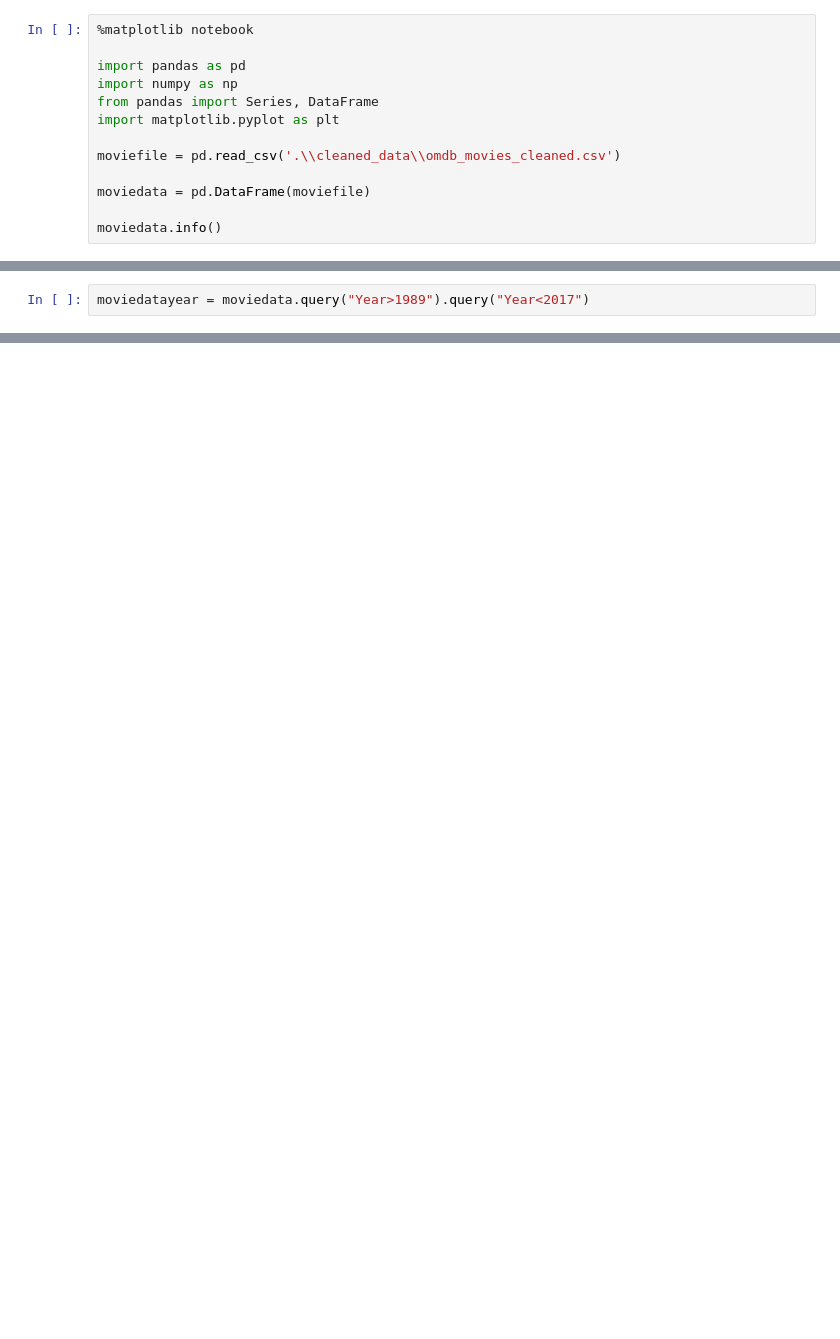
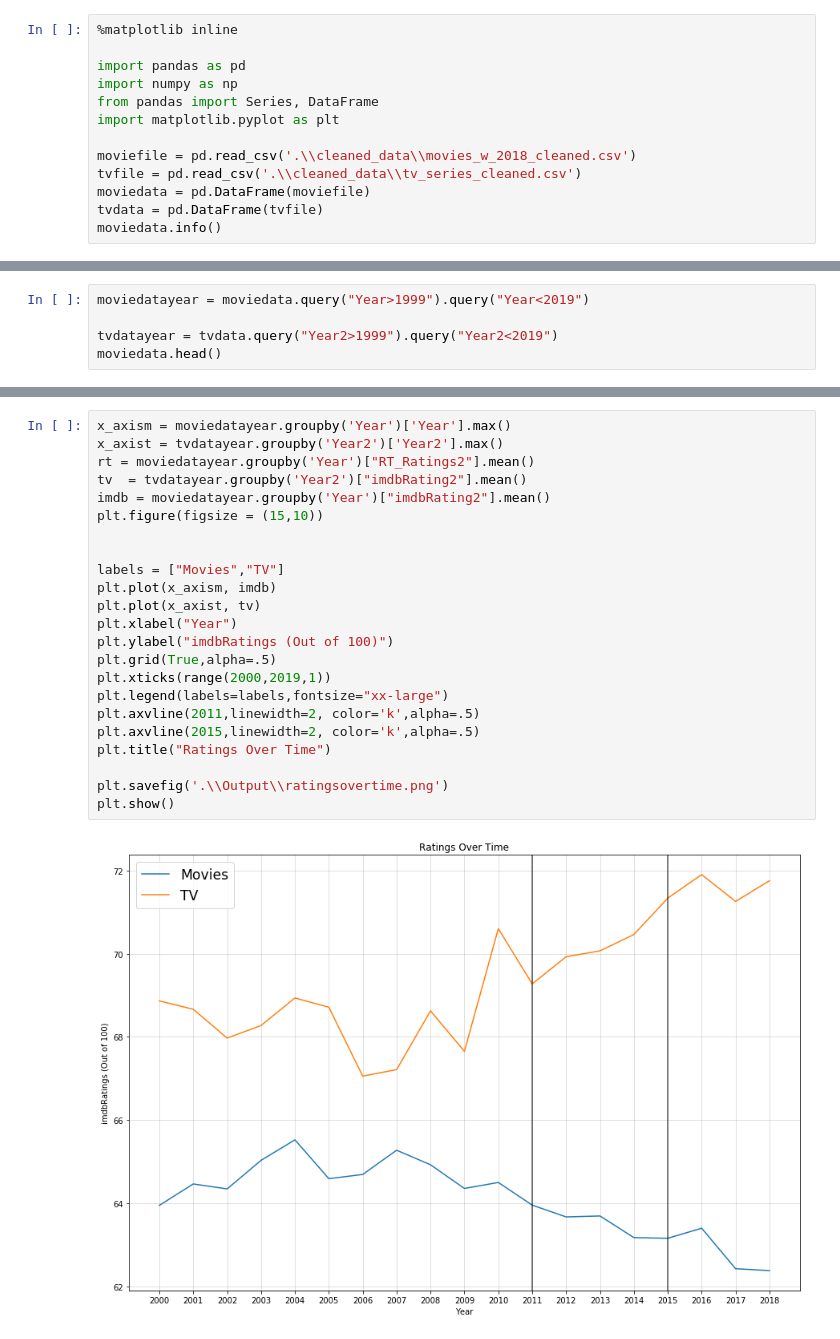
Before and after one commit to bethanylindberg/Have-Streaming-Services-Killed-Cinema, a Jupyter notebook: Data_Exploration.ipynb, the cells around one changed output, grey strips where cells are left out. Saved outputs shown, nothing was run; the diff lists cells and outputs as text; blank space fills up the shorter version.

Commit message:
Data Exploration and outputs

```diff
--- a/Data_Exploration.ipynb
+++ b/Data_Exploration.ipynb
@@ -1,15 +1,15 @@
 # %%
-%matplotlib notebook
+%matplotlib inline
 
 import pandas as pd
 import numpy as np
 from pandas import Series, DataFrame
 import matplotlib.pyplot as plt
 
-moviefile = pd.read_csv('.\\cleaned_data\\omdb_movies_cleaned.csv')
-
+moviefile = pd.read_csv('.\\cleaned_data\\movies_w_2018_cleaned.csv')
+tvfile = pd.read_csv('.\\cleaned_data\\tv_series_cleaned.csv')
 moviedata = pd.DataFrame(moviefile)
-
+tvdata = pd.DataFrame(tvfile)
 moviedata.info()
 # %% [output]
 <class 'pandas.core.frame.DataFrame'>
@@ -32,2 +34,5 @@ memory usage: 1.6+ MB
 # %%
-moviedatayear = moviedata.query("Year>1989").query("Year<2017")
+moviedatayear = moviedata.query("Year>1999").query("Year<2019")
+
+tvdatayear = tvdata.query("Year2>1999").query("Year2<2019")
+moviedata.head()
@@ -45,0 +46,25 @@ plt.legend()
+# %%
+x_axism = moviedatayear.groupby('Year')['Year'].max()
+x_axist = tvdatayear.groupby('Year2')['Year2'].max()
+rt = moviedatayear.groupby('Year')["RT_Ratings2"].mean()
+tv  = tvdatayear.groupby('Year2')["imdbRating2"].mean()
+imdb = moviedatayear.groupby('Year')["imdbRating2"].mean()
+plt.figure(figsize = (15,10))
+
+
+labels = ["Movies","TV"]
+plt.plot(x_axism, imdb)
+plt.plot(x_axist, tv)
+plt.xlabel("Year")
+plt.ylabel("imdbRatings (Out of 100)")
+plt.grid(True,alpha=.5)
+plt.xticks(range(2000,2019,1))
+plt.legend(labels=labels,fontsize="xx-large")
+plt.axvline(2011,linewidth=2, color='k',alpha=.5)
+plt.axvline(2015,linewidth=2, color='k',alpha=.5)
+plt.title("Ratings Over Time")
+
+plt.savefig('.\\Output\\ratingsovertime.png')
+plt.show()
+# %% [output]
+[figure, added]
```
Also changed, not shown: parts of 20 cells of this notebook, 27 other files.
